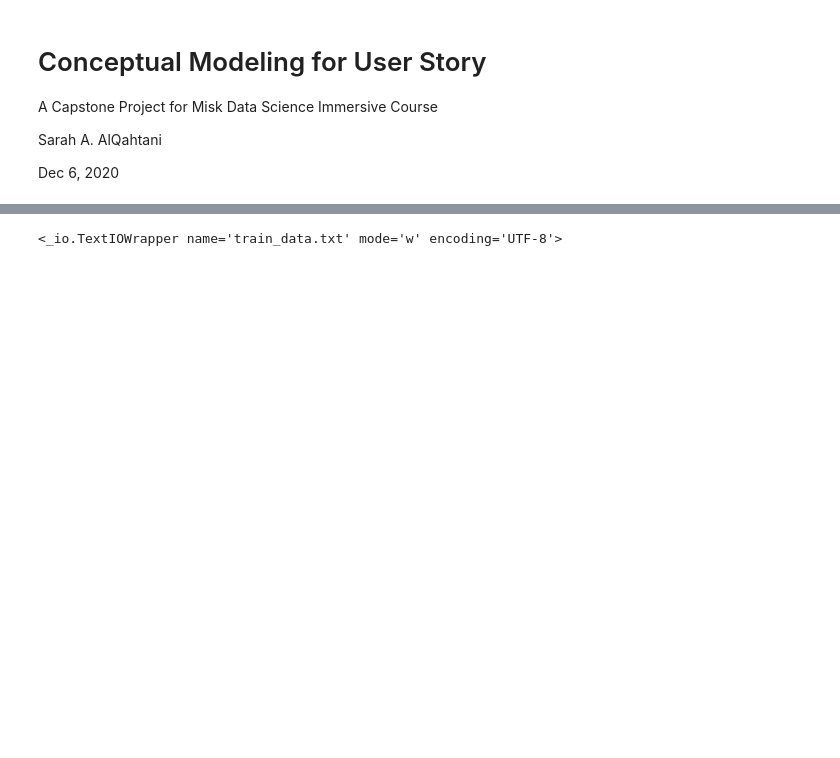
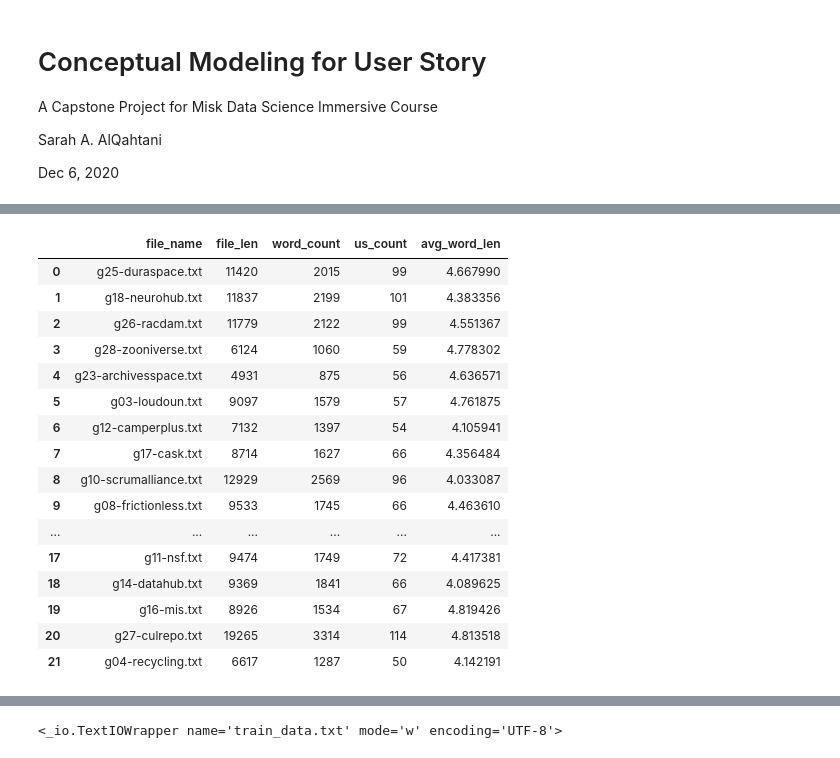
Before and after one commit to alqahysa/DS_Capstone_Project, a Jupyter notebook: us_cocetual_modeling.ipynb, the cells around one changed output, grey strips where cells are left out. Cells and saved outputs as stored; diff of their text form; code cells hidden in the pictures; blank space fills up the shorter version.

```diff
--- a/us_cocetual_modeling.ipynb
+++ b/us_cocetual_modeling.ipynb
@@ -101,0 +177,37 @@ def preprocess_text(user_story):
+# %%
+user_story_f_df=pd.DataFrame(columns=['file_name','file_len','word_count','us_count','avg_word_len'])
+rootdir='/Users/alqahtsa/py_projects/uml_generator/user_stories_txt'
+user_stories=''
+for subdir, dirs, files in os.walk(rootdir):
+    for i,file in enumerate(files):
+        filepath = subdir + os.sep + file
+        f=open(filepath,'r',encoding='windows-1252')
+        user_story_lines = f.readlines()
+        for count,line in enumerate(user_story_lines):
+            no_req=count
+        user_storyf=get_text(filepath)
+        clean_user_storyf=preprocess_text(user_storyf)
+        avg_word_len=get_avg_word_len(clean_user_storyf)
+        user_stories=user_stories+' '+clean_user_storyf
+
+
+        user_story_f_df.loc[i]=[file,len(clean_user_storyf),len(clean_user_storyf.split()),no_req,avg_word_len]
+user_story_f_df
+# %% [output]
+|  | file_name | file_len | word_count | us_count | avg_word_len |
+| 0 | g25-duraspace.txt | 11420 | 2015 | 99 | 4.667990 |
+| 1 | g18-neurohub.txt | 11837 | 2199 | 101 | 4.383356 |
+| 2 | g26-racdam.txt | 11779 | 2122 | 99 | 4.551367 |
+| 3 | g28-zooniverse.txt | 6124 | 1060 | 59 | 4.778302 |
+| 4 | g23-archivesspace.txt | 4931 | 875 | 56 | 4.636571 |
+| 5 | g03-loudoun.txt | 9097 | 1579 | 57 | 4.761875 |
+| 6 | g12-camperplus.txt | 7132 | 1397 | 54 | 4.105941 |
+| 7 | g17-cask.txt | 8714 | 1627 | 66 | 4.356484 |
+| 8 | g10-scrumalliance.txt | 12929 | 2569 | 96 | 4.033087 |
+| 9 | g08-frictionless.txt | 9533 | 1745 | 66 | 4.463610 |
+| ... | ... | ... | ... | ... | ... |
+| 17 | g11-nsf.txt | 9474 | 1749 | 72 | 4.417381 |
+| 18 | g14-datahub.txt | 9369 | 1841 | 66 | 4.089625 |
+| 19 | g16-mis.txt | 8926 | 1534 | 67 | 4.819426 |
+| 20 | g27-culrepo.txt | 19265 | 3314 | 114 | 4.813518 |
+| 21 | g04-recycling.txt | 6617 | 1287 | 50 | 4.142191 |
```
Also changed, not shown: parts of 25 cells of this notebook, 1 other file.
